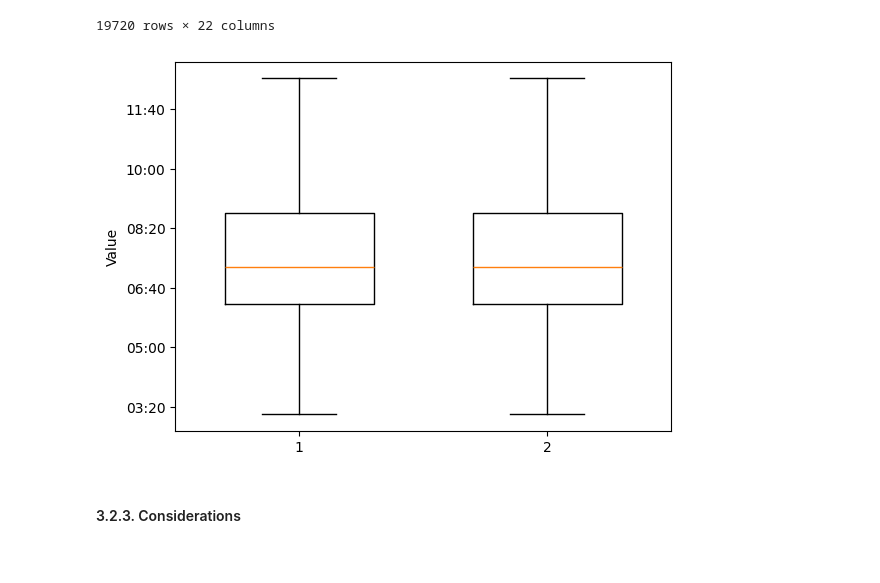
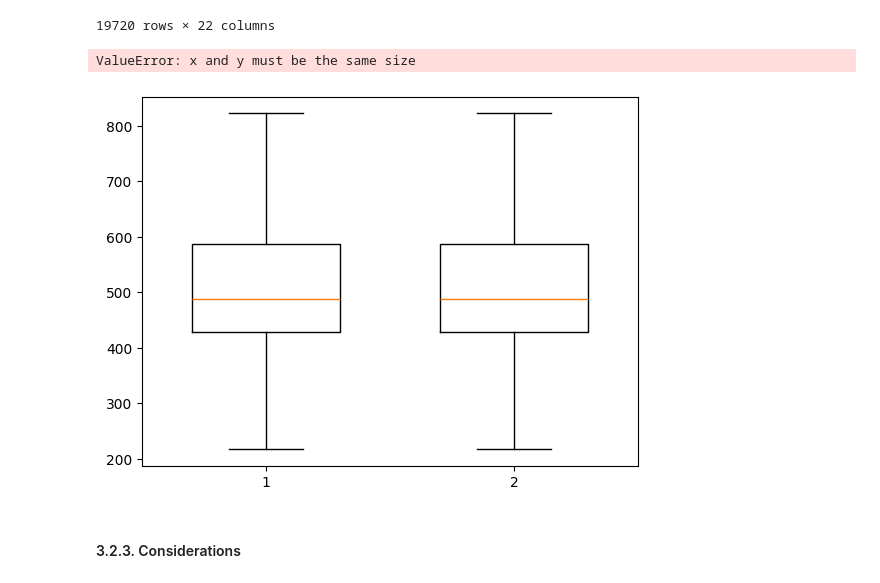
Before and after one commit to rocha-carvalhaes/galo_race_2.0, a Jupyter notebook: notebooks/performance_eda.ipynb, the cells around one changed output. Cells and saved outputs as stored; diff of their text form; code cells hidden in the pictures.

```diff
--- a/notebooks/performance_eda.ipynb
+++ b/notebooks/performance_eda.ipynb
@@ -463,8 +463,8 @@ def boxplot_by(series_names, series_data):
 
 
         # Add some random "jitter" to the x-axis
-        # x = np.random.normal(1, 0.02, size=len(y))
-        # ax.scatter(x, y, s=0.2, alpha=0.75, color=color_palette['gray_dark'])
+        x = np.random.normal(1, 0.02, size=len(y))
+        ax.scatter(x, y, s=0.2, alpha=0.75, color=color_palette['gray_dark'])
 
         # Apply custom Y-axis labels
         formatter = FuncFormatter(seconds_to_pace)
@@ -477,10 +477,11 @@ def boxplot_by(series_names, series_data):
         raise('series_name and series_data must have same length')
 # %%
 df['pace_s'] = df['total_time_s']/df['dist_num']
-series_data = [df.loc[(df['year']==2023) & (df['dist_num']==5) & (df['gender']=='M'), 'pace_s'], df.loc[(df['year']==2023) & (df['dist_num']==5) & (df['gender']=='M'), 'pace_s']]
+series_data = [df.loc[(df['year']==2023) & (df['dist_num']==5) & (df['gender']=='F'), 'pace_s'], df.loc[(df['year']==2023) & (df['dist_num']==5) & (df['gender']=='F'), 'pace_s']]
 boxplot_by(series_names=['2023', '2014'], series_data=series_data)
 # %% [output]
+ValueError: x and y must be the same size
-[figure, old version]
+[figure, new version]
 # %% [markdown]
 #### 3.2.3. Considerations
 # %% [markdown]
```
